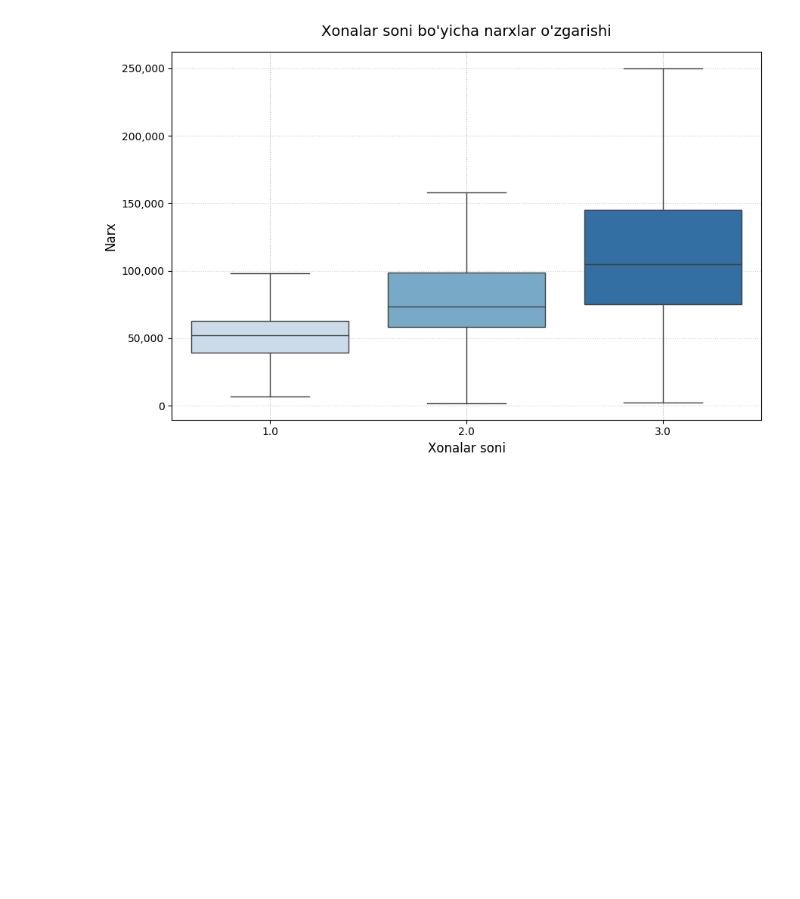
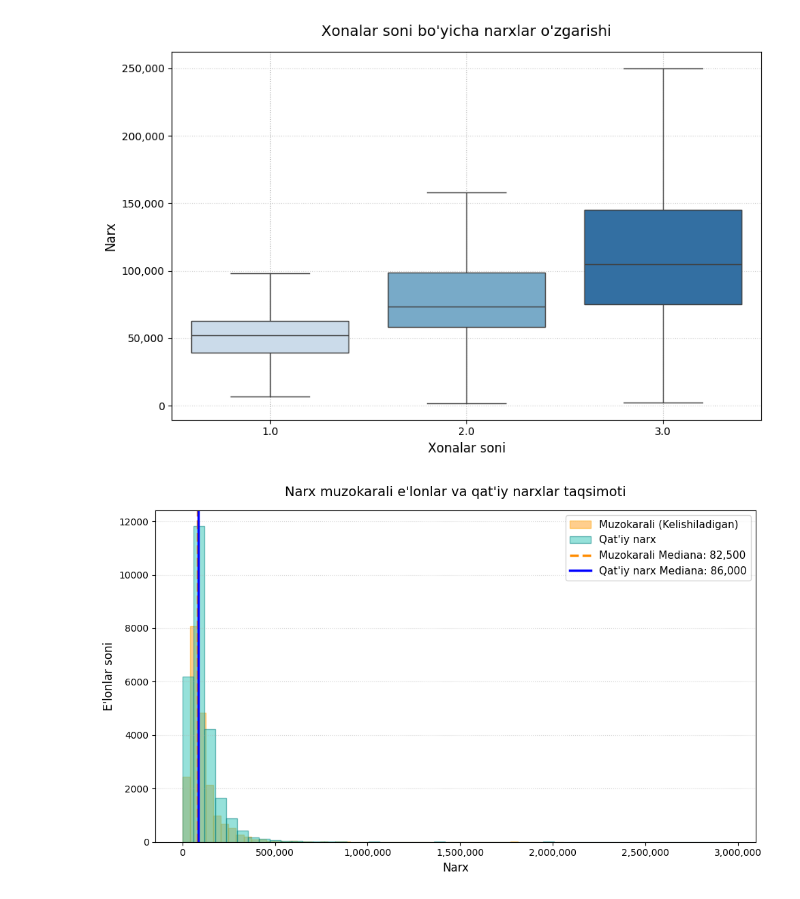
Before and after one commit to Javoh20111/Tashkent-apartment-analysis, a Jupyter notebook: notebooks/2_data_analysis.ipynb, the cells around one changed output. Saved outputs shown, nothing was run; the diff lists cells and outputs as text; code cells hidden in the pictures; blank space fills up the shorter version.

```diff
--- a/notebooks/2_data_analysis.ipynb
+++ b/notebooks/2_data_analysis.ipynb
@@ -298,3 +298,34 @@ Passing `palette` without assigning `hue` is deprecated and will be removed in v
 [figure]
 # %%
 # Narx muzokarali e'lonlar o'rtacha qimmatroqmi — sotuvchilar chegirma uchun narxni oshirayaptimi?
+dist_df = sale_df.dropna(subset=["price_usd", "negotiable"])
+
+negotiable_df = dist_df[dist_df["negotiable"] == True]["price_usd"]
+fixed_df = dist_df[dist_df["negotiable"] == False]["price_usd"]
+
+med_neg = negotiable_df.median()
+med_fix = fixed_df.median()
+
+fig, ax = plt.subplots(figsize=(10, 6))
+
+ax.hist(negotiable_df, bins=50, alpha=0.5, color='#ff9f1c', label='Muzokarali (Kelishiladigan)', edgecolor='orange')
+ax.hist(fixed_df, bins=50, alpha=0.5, color='#2ec4b6', label='Qat\'iy narx', edgecolor='teal')
+
+ax.axvline(med_neg, color='darkorange', linestyle='--', linewidth=2.5,
+           label=f"Muzokarali Mediana: {med_neg:,.0f}")
+ax.axvline(med_fix, color='blue', linestyle='-', linewidth=2.5,
+           label=f"Qat'iy narx Mediana: {med_fix:,.0f}")
+
+ax.set_title("Narx muzokarali e'lonlar va qat'iy narxlar taqsimoti", fontsize=14, pad=15)
+ax.set_xlabel("Narx", fontsize=12)
+ax.set_ylabel("E'lonlar soni", fontsize=12)
+
+ax.get_xaxis().set_major_formatter(plt.FuncFormatter(lambda x, loc: "{:,}".format(int(x))))
+
+ax.legend(fontsize=11, loc='upper right')
+ax.grid(axis='y', linestyle=':', alpha=0.5)
+
+plt.tight_layout()
+plt.show()
+# %% [output]
+[figure, added]
```
Also changed, not shown: parts of 6 cells of this notebook.
